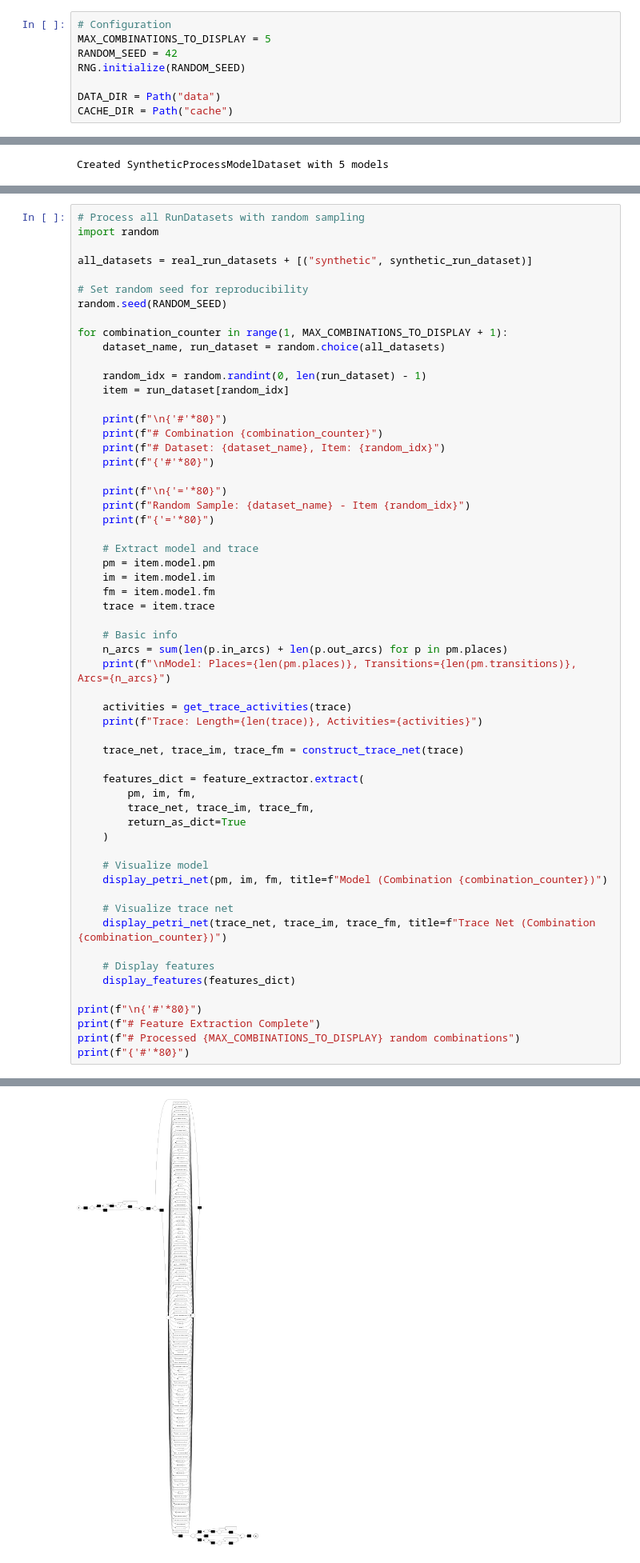
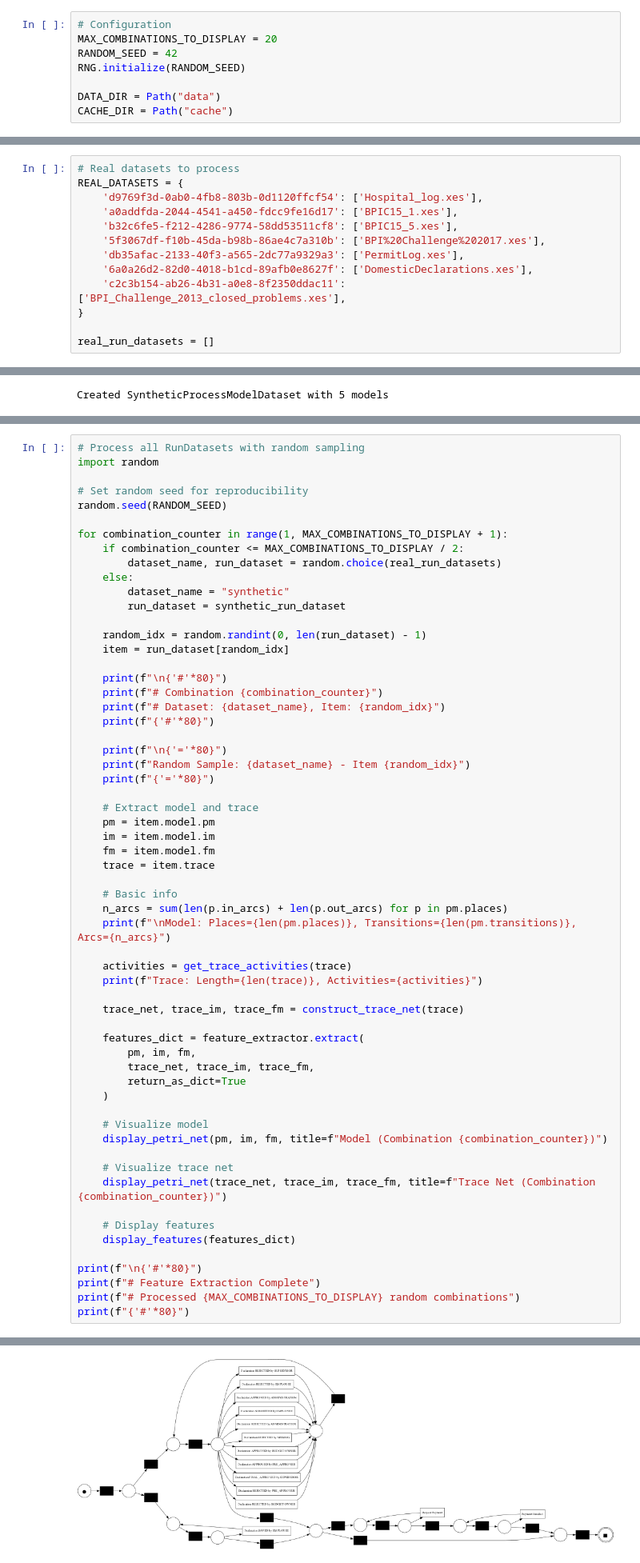
Before and after one commit to RostigerDagmer/pm_ws25, a Jupyter notebook: experiments/explore_features.ipynb, the cells around one changed output, grey strips where cells are left out. Shown at 80% size. Drawn from its saved outputs; the diff is of its cells as text.

```diff
--- a/experiments/explore_features.ipynb
+++ b/experiments/explore_features.ipynb
@@ -45,6 +45,6 @@ Working directory set to: /Users/michael/Daten/Master/Praktikum_Process_Mining/p
 # %%
 # Configuration
-MAX_COMBINATIONS_TO_DISPLAY = 5
+MAX_COMBINATIONS_TO_DISPLAY = 20
 RANDOM_SEED = 42
 RNG.initialize(RANDOM_SEED)
 
@@ -64,3 +57,16 @@ real_run_datasets = []
+# %%
+# Real datasets to process
+REAL_DATASETS = {
+    'd9769f3d-0ab0-4fb8-803b-0d1120ffcf54': ['Hospital_log.xes'],
+    'a0addfda-2044-4541-a450-fdcc9fe16d17': ['BPIC15_1.xes'],
+    'b32c6fe5-f212-4286-9774-58dd53511cf8': ['BPIC15_5.xes'],
+    '5f3067df-f10b-45da-b98b-86ae4c7a310b': ['BPI%20Challenge%202017.xes'],
+    'db35afac-2133-40f3-a565-2dc77a9329a3': ['PermitLog.xes'],
+    '6a0a26d2-82d0-4018-b1cd-89afb0e8627f': ['DomesticDeclarations.xes'],
+    'c2c3b154-ab26-4b31-a0e8-8f2350ddac11': ['BPI_Challenge_2013_closed_problems.xes'],
+}
+
+real_run_datasets = []
 # %%
 # Process each real dataset
 dedup_config = DeduplicationConfig()
@@ -334,14 +427,16 @@ def get_trace_activities(trace):
 # %%
 # Process all RunDatasets with random sampling
 import random
-
-all_datasets = real_run_datasets + [("synthetic", synthetic_run_dataset)]
 
 # Set random seed for reproducibility
 random.seed(RANDOM_SEED)
 
 for combination_counter in range(1, MAX_COMBINATIONS_TO_DISPLAY + 1):
-    dataset_name, run_dataset = random.choice(all_datasets)
+    if combination_counter <= MAX_COMBINATIONS_TO_DISPLAY / 2:
+        dataset_name, run_dataset = random.choice(real_run_datasets)
+    else:
+        dataset_name = "synthetic"
+        run_dataset = synthetic_run_dataset
 
     random_idx = random.randint(0, len(run_dataset) - 1)
     item = run_dataset[random_idx]
@@ -404,8 +499,8 @@ Trace: Length=65, Activities=['1e consult poliklinisch', 'verlosk.-gynaec. korte
 
 ================================================================================
 Model (Combination 1)
 ================================================================================
-[figure, old version]
+[figure, new version]
 ================================================================================
 Trace Net (Combination 1)
 ================================================================================
```
Also changed, not shown: parts of 5 cells of this notebook.
